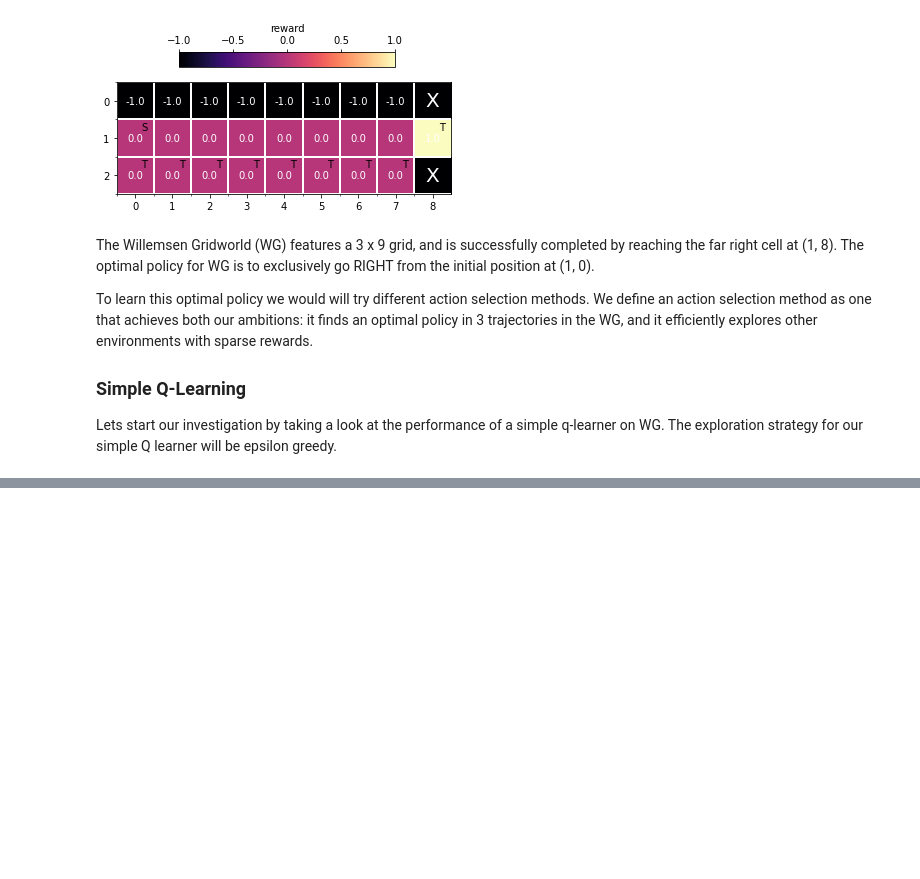
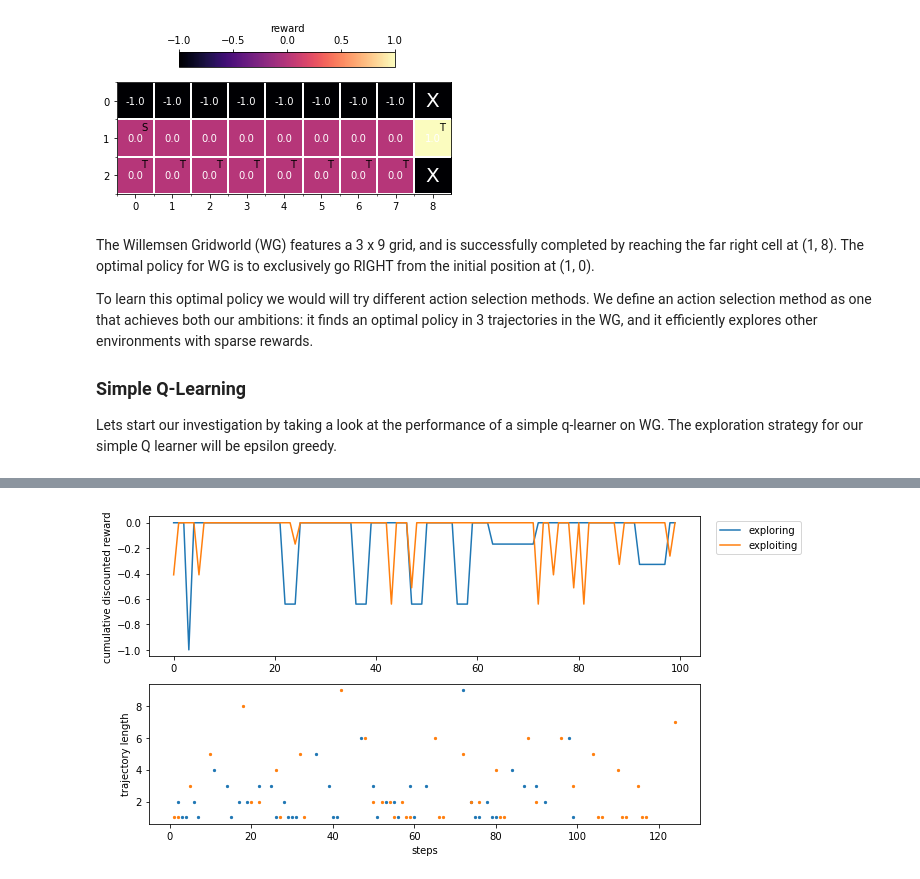
Before and after one commit to CCarissimo/RapidRL, a Jupyter notebook: main_notebook.ipynb, the cells around one changed output, grey strips where cells are left out. Saved outputs shown, nothing was run; the diff lists cells and outputs as text; code cells hidden in the pictures; blank space fills up the shorter version.

Commit message:
main notebook update

```diff
--- a/main_notebook.ipynb
+++ b/main_notebook.ipynb
@@ -210,0 +214,97 @@ RuntimeError: Requested MovieWriter (ffmpeg) not available
+# %%
+agent = eGreedy(
+    estimators = [
+        Estimator(approximator=bellman_RMax(alpha=0.1, gamma=0.8), mask=identity()),
+        Estimator(approximator=Q_ga_RMax(alpha=0.1, gamma=0.8),  mask=global_context())
+                ],
+    buffer = ReplayMemory(max_size=10000),
+    targets = [Target()],
+    counter = state_table(),
+    batch_size=batch_size)
+
+agent.epsilon = 0.33
+
+trajectories = []
+metrics = []
+epilen = []
+Gn = []
+step = 0
+# %%
+# MAIN TRAINING and EVALUATION LOOP
+for i in range(max_steps):
+    # EXPLORE: by setting action selection to be explorative: "exploratory"
+    agent.action_selection = "exploratory"
+    action = agent.select_action(env.transition)
+    transition = env.step(action)
+    agent.observe(transition)
+    Gn.append(transition.reward)
+    agent.train()
+
+    # EXPLOIT: by setting action selection to be exploitative: "greedy"
+    agent.action_selection = "greedy"
+    agent.epsilon = 0
+    Gg = []
+
+    # RUN entire trajectory, and set greedy env to the initial state
+    env_greedy.reset()
+    while not env_greedy.terminal and not env_greedy.timeout:
+        action = agent.select_action(env_greedy.transition)
+        transition = env_greedy.step(action)
+        Gg.append(transition.reward)
+
+    step += 1
+
+    metrics.append({
+        'Qsa': dict(agent.estimators[0].approximator.table),
+        'Qa': dict(agent.estimators[1].evaluate(0)),
+        'S': transition.state_,
+        'V': dict(agent.counter.table),
+        'U': dict(agent.estimators[0].visits),
+        'Gn': Gn,
+        'Gg': Gg,
+        'steps': step
+        })
+
+    if env.terminal or env.timeout:
+        trajectories.append(agent.trajectory)
+        epilen.append([len(agent.trajectory), len(Gg)])
+
+        env.reset()
+        agent.reset_trajectory()
+        Gn = []
+
+x = np.arange(0, metrics[-1]['steps'])
+yn = []
+yg = []
+for i, metric in enumerate(metrics):
+    Yn = 0
+    Yg = 0
+    for j, g in enumerate(metric['Gn']):
+        Yn += gamma**j*g
+    for j, g in enumerate(metric['Gg']):
+        Yg += gamma**j*g
+
+    yn.append(Yn)
+    yg.append(Yg)
+
+cumEpilen = np.cumsum([ele[0] for ele in epilen])
+cumEpiG = np.cumsum([ele[1] for ele in epilen])
+
+%matplotlib inline
+
+fig, (ax1, ax2) = plt.subplots(nrows=2, figsize=(10,5))
+ax1.plot(x, yn, label='exploring')
+
+ax1.plot(x, yg, label='exploiting')
+
+ax1.set_ylabel('cumulative discounted reward')
+plt.xlabel('steps')
+
+ax1.legend(bbox_to_anchor=(1.02, 1), loc="upper left")
+
+ax2.set_ylabel('trajectory length')
+ax2.scatter(cumEpilen, [ele[0] for ele in epilen], s=5)
+ax2.scatter(cumEpiG, [ele[1] for ele in epilen], s=5)
+plt.tight_layout()
+# %% [output]
+[figure, added]
```
Also changed, not shown: parts of 17 cells of this notebook, 1 other file.
